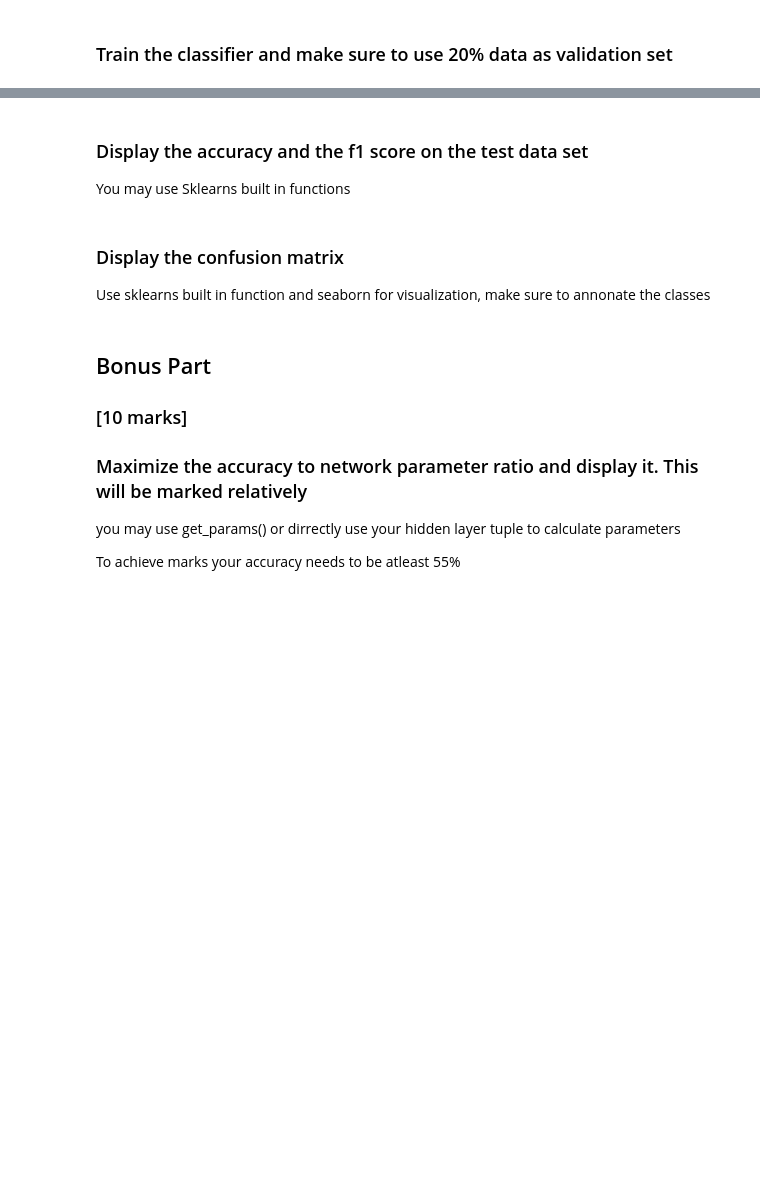
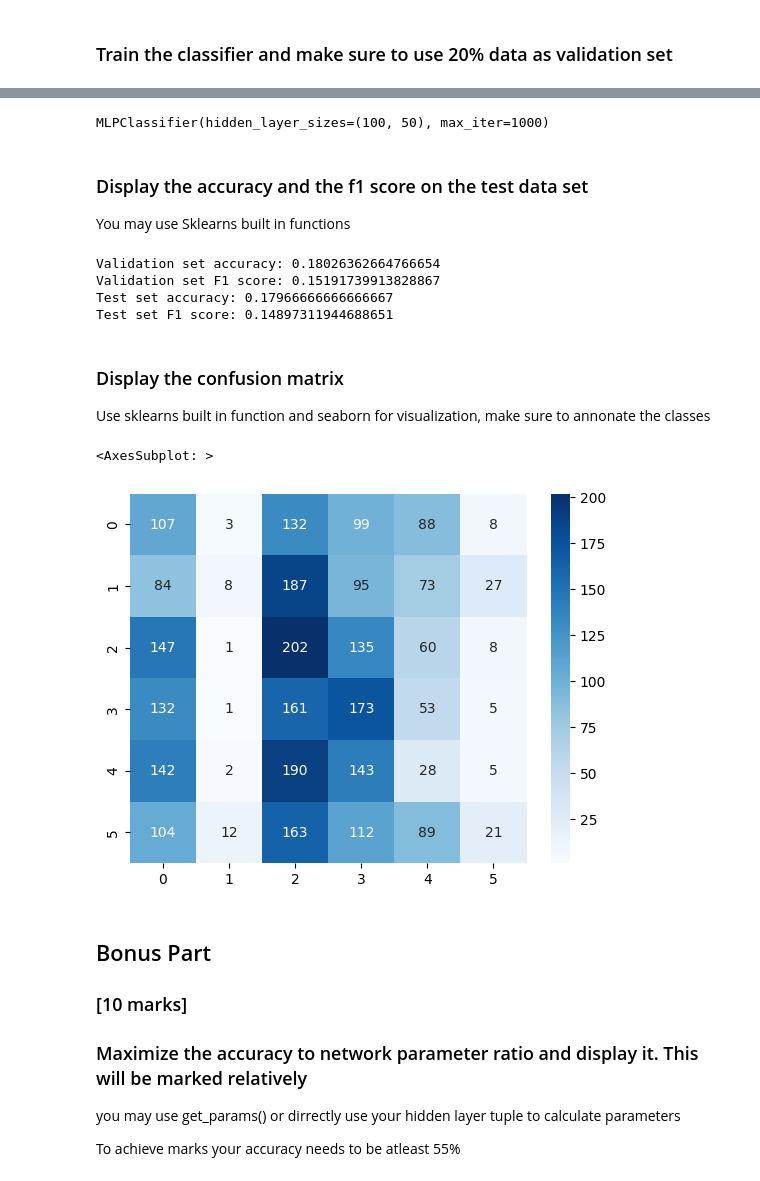
Before and after one commit to ahmed-fz11/Machine_Learning_Project3, a Jupyter notebook: GroupNumber_PA3.ipynb, the cells around one changed output, grey strips where cells are left out. Drawn from its saved outputs; the diff is of its cells as text; code cells hidden in the pictures; blank space fills up the shorter version.

```diff
--- a/GroupNumber_PA3.ipynb
+++ b/GroupNumber_PA3.ipynb
@@ -97,8 +182,8 @@ You will be using Sklearns MLPClassifier for this task. Please dont use Tensorfl
 # %%
 # hyper parameters initialization
 
-max_iteration = ...
-learning_rate = ...
-hidden_layers = ...   # tuple in the form (n-t,...,n-2,n-1,n,)  dont forget the last ','
+max_iteration = 1000
+learning_rate = 0.001
+hidden_layers = (100,50,) # tuple in the form (n-t,...,n-2,n-1,n,)  dont forget the last ','
 # %% [markdown]
 ### Train the classifier and make sure to use 20% data as validation set
@@ -108,6 +213,10 @@ hidden_layers = ...   # tuple in the form (n-t,...,n-2,n-1,n,)  dont forget the
 # Train model
 
 # Code here
+
+clf.fit(X_train, y_train)
+# %% [output]
+MLPClassifier(hidden_layer_sizes=(100, 50), max_iter=1000)
 # %% [markdown]
 ### Display the accuracy and the f1 score on the test data set
 
@@ -118,3 +224,28 @@ You may use Sklearns built in functions
+# %%
+
+#code here
+# evaluate on validation set
+X_val = np.array(X_val)
+X_val_2d = np.reshape(X_val, (X_val.shape[0], X_val.shape[1]*X_val.shape[2]))
+val_preds = clf.predict(X_val_2d)
+val_acc = accuracy_score(y_val, val_preds)
+val_f1 = f1_score(y_val, val_preds, average='weighted')
+print("Validation set accuracy:", val_acc)
+print("Validation set F1 score:", val_f1)
+
+# evaluate on test set
+images_test = np.array(images_test)
+images_test_2d = np.reshape(images_test, (images_test.shape[0], images_test.shape[1]*images_test.shape[2]))
+test_preds = clf.predict(images_test_2d)
+test_acc = accuracy_score(labels_test, test_preds)
+test_f1 = f1_score(labels_test, test_preds, average='weighted')
+print("Test set accuracy:", test_acc)
+print("Test set F1 score:", test_f1)
+# %% [output]
+Validation set accuracy: 0.18026362664766654
+Validation set F1 score: 0.15191739913828867
+Test set accuracy: 0.17966666666666667
+Test set F1 score: 0.14897311944688651
 # %% [markdown]
 ### Display the confusion matrix
 
@@ -125,3 +253,12 @@ Use sklearns built in function and seaborn for visualization, make sure to annon
+# %%
+
+#code here
+# display confusion matrix
+cm = confusion_matrix(labels_test, test_preds)
+sns.heatmap(cm, annot=True, fmt='g', cmap='Blues', xticklabels=label_enc.classes_, yticklabels=label_enc.classes_)
+# %% [output]
+<AxesSubplot: >
+[figure, added]
 # %% [markdown]
 ## Bonus Part
 ### [10 marks]
```
Also changed, not shown: parts of 9 cells of this notebook.
